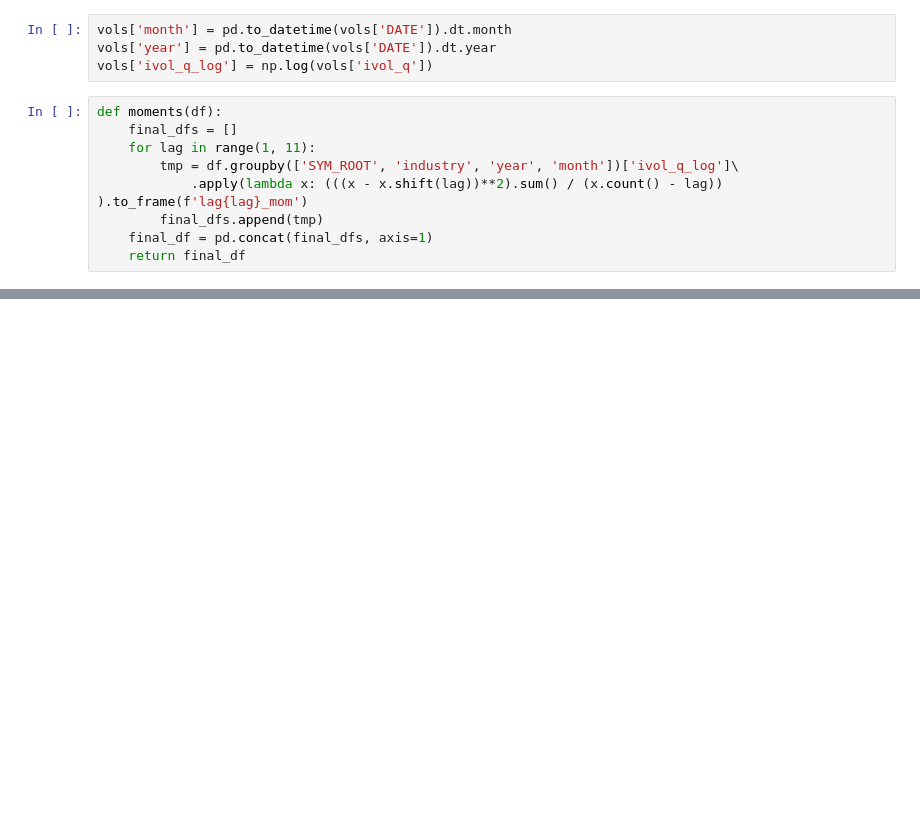
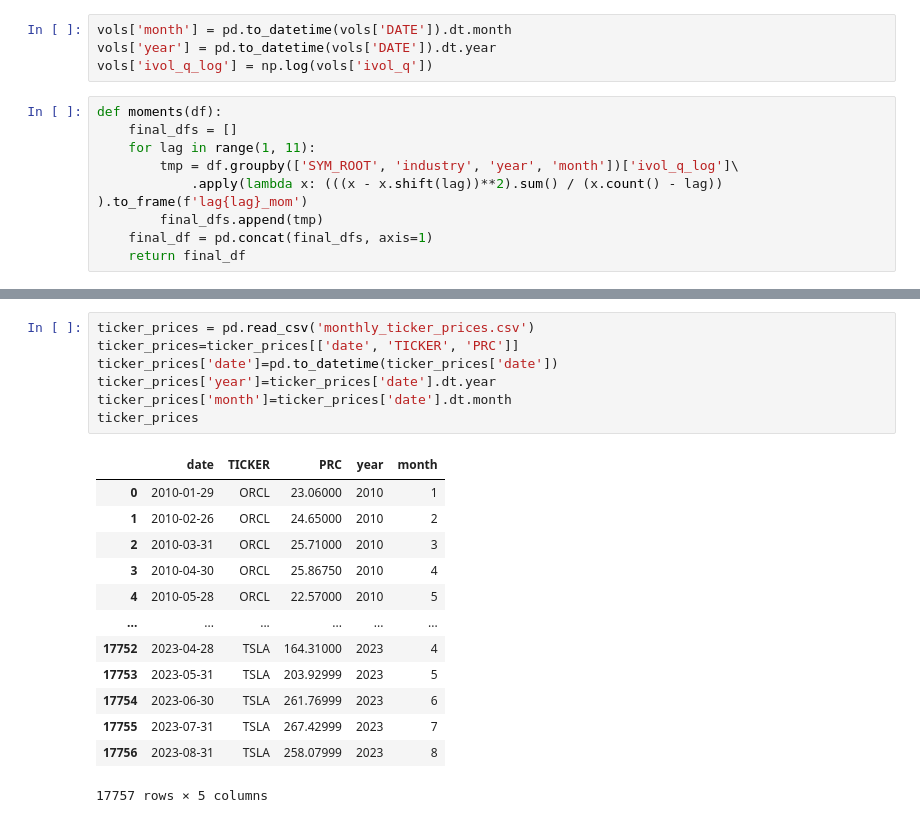
Before and after one commit to roshnx/buy-rough-sell-smooth, a Jupyter notebook: Realized_Vol_Regression.ipynb, the cells around one changed output, grey strips where cells are left out. Drawn from its saved outputs; the diff is of its cells as text; blank space fills up the shorter version.

Commit message:
price+realizedH

```diff
--- a/Realized_Vol_Regression.ipynb
+++ b/Realized_Vol_Regression.ipynb
@@ -120,0 +145,21 @@ betas
+# %%
+ticker_prices = pd.read_csv('monthly_ticker_prices.csv')
+ticker_prices=ticker_prices[['date', 'TICKER', 'PRC']]
+ticker_prices['date']=pd.to_datetime(ticker_prices['date'])
+ticker_prices['year']=ticker_prices['date'].dt.year
+ticker_prices['month']=ticker_prices['date'].dt.month
+ticker_prices
+# %% [output]
+|  | date | TICKER | PRC | year | month |
+| 0 | 2010-01-29 | ORCL | 23.06000 | 2010 | 1 |
+| 1 | 2010-02-26 | ORCL | 24.65000 | 2010 | 2 |
+| 2 | 2010-03-31 | ORCL | 25.71000 | 2010 | 3 |
+| 3 | 2010-04-30 | ORCL | 25.86750 | 2010 | 4 |
+| 4 | 2010-05-28 | ORCL | 22.57000 | 2010 | 5 |
+| ... | ... | ... | ... | ... | ... |
+| 17752 | 2023-04-28 | TSLA | 164.31000 | 2023 | 4 |
+| 17753 | 2023-05-31 | TSLA | 203.92999 | 2023 | 5 |
+| 17754 | 2023-06-30 | TSLA | 261.76999 | 2023 | 6 |
+| 17755 | 2023-07-31 | TSLA | 267.42999 | 2023 | 7 |
+| 17756 | 2023-08-31 | TSLA | 258.07999 | 2023 | 8 |
+17757 rows × 5 columns
```
Also changed, not shown: parts of 8 cells of this notebook, 2 other files.
